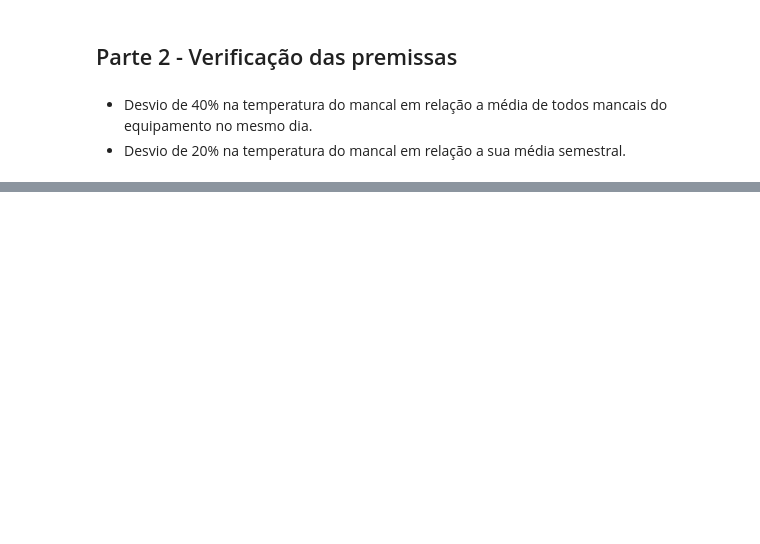
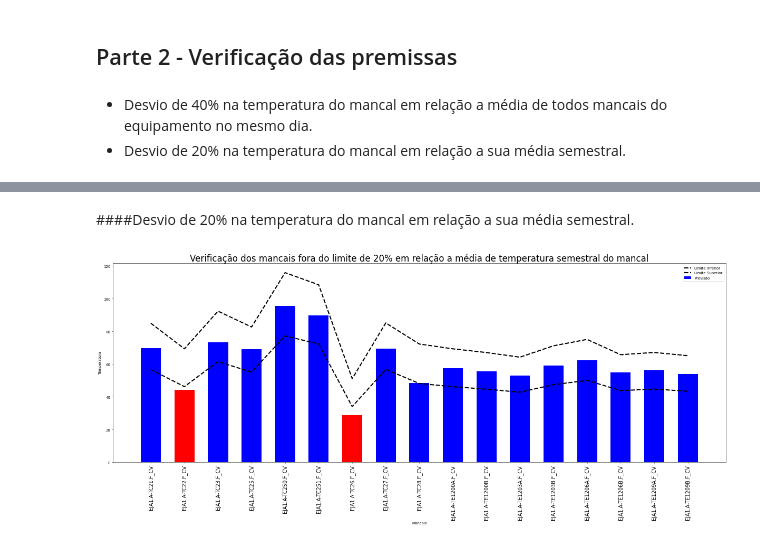
Before and after one commit to secretaria-ICA/Previsibilidade_das_Temperaturas_dos_Mancais, a Jupyter notebook: 4_PREVER_TEMP_MANCAL.ipynb, the cells around one changed output, grey strips where cells are left out. Saved outputs shown, nothing was run; the diff lists cells and outputs as text; code cells hidden in the pictures; blank space fills up the shorter version.

```diff
--- a/4_PREVER_TEMP_MANCAL.ipynb
+++ b/4_PREVER_TEMP_MANCAL.ipynb
@@ -108,0 +222,42 @@ plt.show()
+# %% [markdown]
+####Desvio de 20% na temperatura do mancal em relação a sua média semestral.
+# %%
+# Calculando os limites para identificação de desvios de 20% em relação a média semestral do mancal avaliado
+limites_inferiores = []
+limites_superiores = []
+
+medias_semestrais = saidas.iloc[:, 1:2].values
+
+for i in range(len(mancais)):
+  outras_previsoes = toFlatList(previsoes)
+  outras_previsoes.pop(i)
+
+  media_semestral = medias_semestrais[i]
+
+  perc20_media_sem = media_semestral * 0.20
+  lim_inferior_med_sem = media_semestral - perc20_media_sem
+  lim_superior_med_sem = media_semestral + perc20_media_sem
+
+  limites_inferiores.append(lim_inferior_med_sem)
+  limites_superiores.append(lim_superior_med_sem)
+
+
+plt.figure(figsize=(30, 10), dpi=50)
+
+width = 0.6
+
+colors = ["red" if (flat_list_previsoes[i] < limites_inferiores[i] or flat_list_previsoes[i]>limites_superiores[i]) else "blue" for i in range(len(flat_list_previsoes))]
+
+plt.bar(flat_list_mancais, flat_list_previsoes, width, color=colors,  label='Previsão')
+plt.plot(limites_inferiores, color="black", ls='--', label='Limite Inferior', linewidth=3.0)
+plt.plot(limites_superiores, color="black", ls='--', label='Limite Superior', linewidth=3.0)
+
+plt.xticks(range(len(flat_list_mancais)), flat_list_mancais, rotation='vertical',fontsize=14)
+
+plt.xlabel("Mancais")
+plt.ylabel("Temperatura")
+plt.title("Verificação dos mancais fora do limite de 20% em relação a média de temperatura semestral do mancal", fontsize=24)
+plt.legend()
+plt.show()
+# %% [output]
+[figure, added]
```
Also changed, not shown: parts of 6 cells of this notebook.
